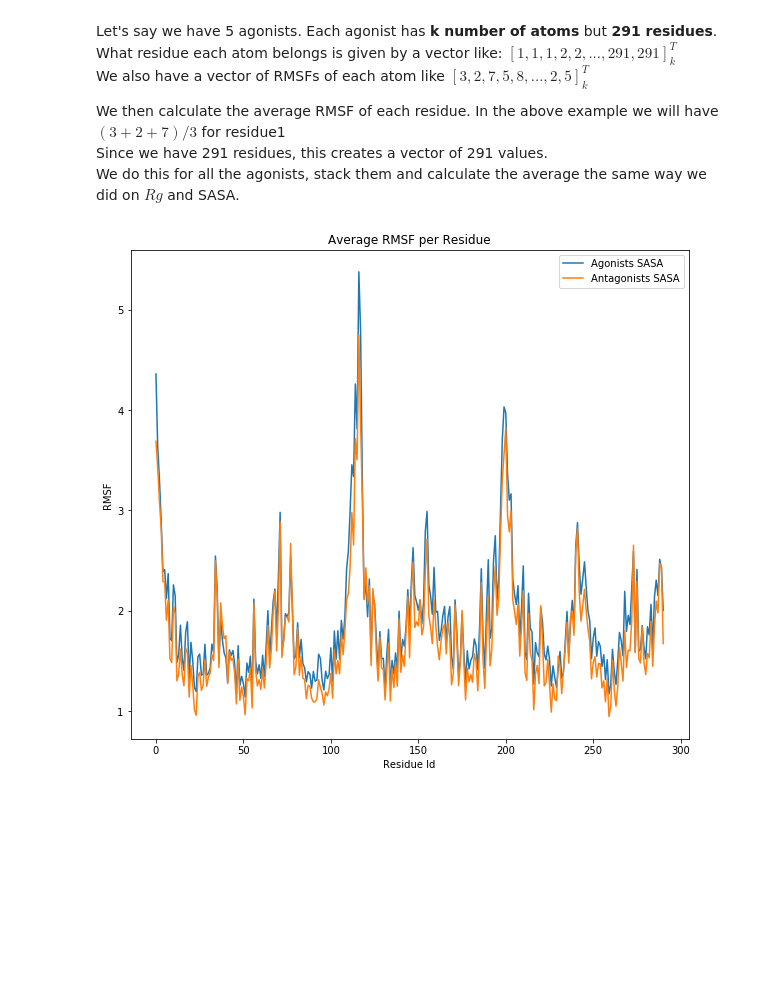
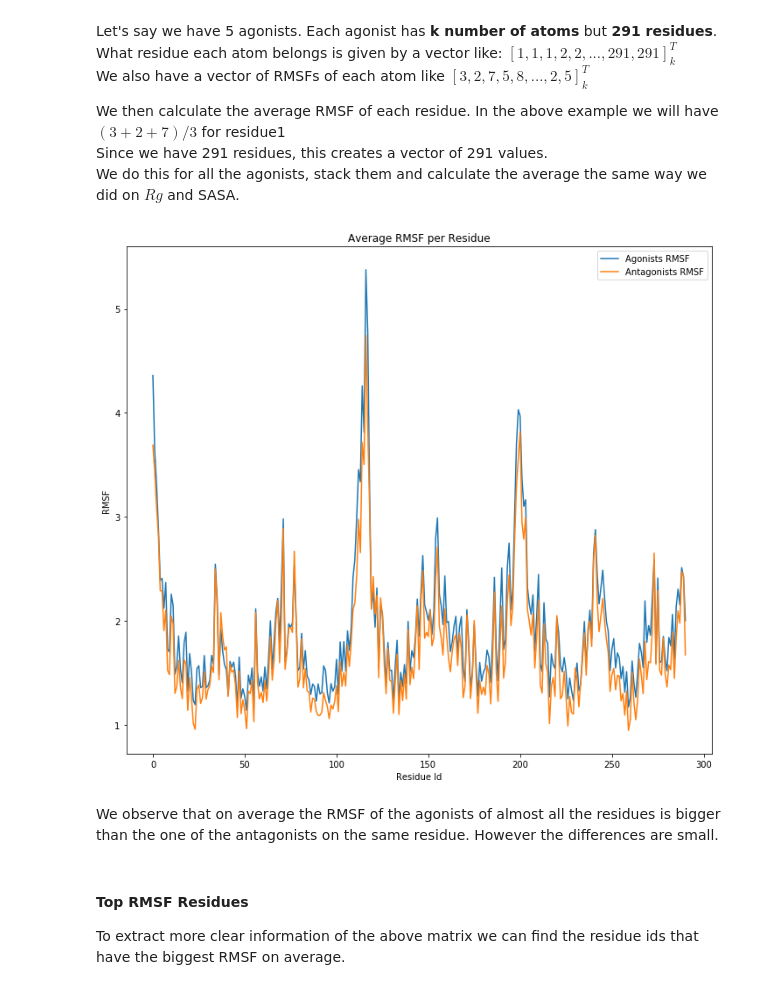
Before and after one commit to MikeXydas/MDSimsEval, a Jupyter notebook: MD_Analysis/AnalysisPipeline.ipynb, the cells around one changed output. Drawn from its saved outputs; the diff is of its cells as text; code cells hidden in the pictures; blank space fills up the shorter version.

Commit message:
On RMSF added a top-10 average RMSF of agonists and a top-10 abs(average RMSF of agonists - average RMSF of antagonists).

```diff
--- a/MD_Analysis/AnalysisPipeline.ipynb
+++ b/MD_Analysis/AnalysisPipeline.ipynb
@@ -537,33 +538,41 @@ def calculate_average_cols_rmsf(analysis_actors_dict):
         analysis_actors_dict: Dict(
                                 "Agonists": List[DirectoryPath (str), AnalysisActor.class]
                                 "Antagonists": List[DirectoryPath (str), AnalysisActor.class]
                               )
 
     Returns:
         Tuple(np.array[#frames], np.array[#frames])
     '''
     stacked_agonists = get_avg_rmsf_per_residue(analysis_actors_dict['Agonists'][0][1])
     for which_drug in analysis_actors_dict['Agonists'][1:]:
         stacked_agonists = np.vstack((stacked_agonists, get_avg_rmsf_per_residue(which_drug[1])))
     avg_agonists_cols = np.mean(stacked_agonists, axis=0)
 
     stacked_antagonists = get_avg_rmsf_per_residue(analysis_actors_dict['Antagonists'][0][1])
     for which_drug in analysis_actors_dict['Antagonists'][1:]:
         stacked_antagonists = np.vstack((stacked_antagonists, get_avg_rmsf_per_residue(which_drug[1])))
     avg_antagonists_cols = np.mean(stacked_antagonists, axis=0)
 
     return (avg_agonists_cols, avg_antagonists_cols)
 
 agon_rmsf_residue_avg, antagon_rmsf_residue_avg = calculate_average_cols_rmsf(analysis_actors_dict)
 
 fig = plt.figure(figsize=(10, 9))
+x = np.arange(agon_rmsf_residue_avg.shape[0])
 ax = plt.subplot(111)
-ax.plot(np.arange(agon_rmsf_residue_avg.shape[0]), agon_rmsf_residue_avg, label="Agonists SASA")
-ax.plot(np.arange(agon_rmsf_residue_avg.shape[0]), antagon_rmsf_residue_avg, label="Antagonists SASA")
+ax.plot(np.arange(agon_rmsf_residue_avg.shape[0]), agon_rmsf_residue_avg, label="Agonists RMSF")
+ax.plot(np.arange(agon_rmsf_residue_avg.shape[0]), antagon_rmsf_residue_avg, label="Antagonists RMSF")
 ax.legend()
 ax.set_ylabel('RMSF')
 ax.set_xlabel('Residue Id')
 plt.title("Average RMSF per Residue")
+fig.tight_layout()
 plt.show()
 # %% [output]
-[figure, old version]
+[figure, new version]
+# %% [markdown]
+We observe that on average the RMSF of the agonists of almost all the residues is bigger than the one of the antagonists on the same residue. However the differences are small.
+# %% [markdown]
+#### Top RMSF Residues
+
+To extract more clear information of the above matrix we can find the residue ids that have the biggest RMSF on average.
```
Also changed, not shown: parts of 4 cells of this notebook, 1 other file.
